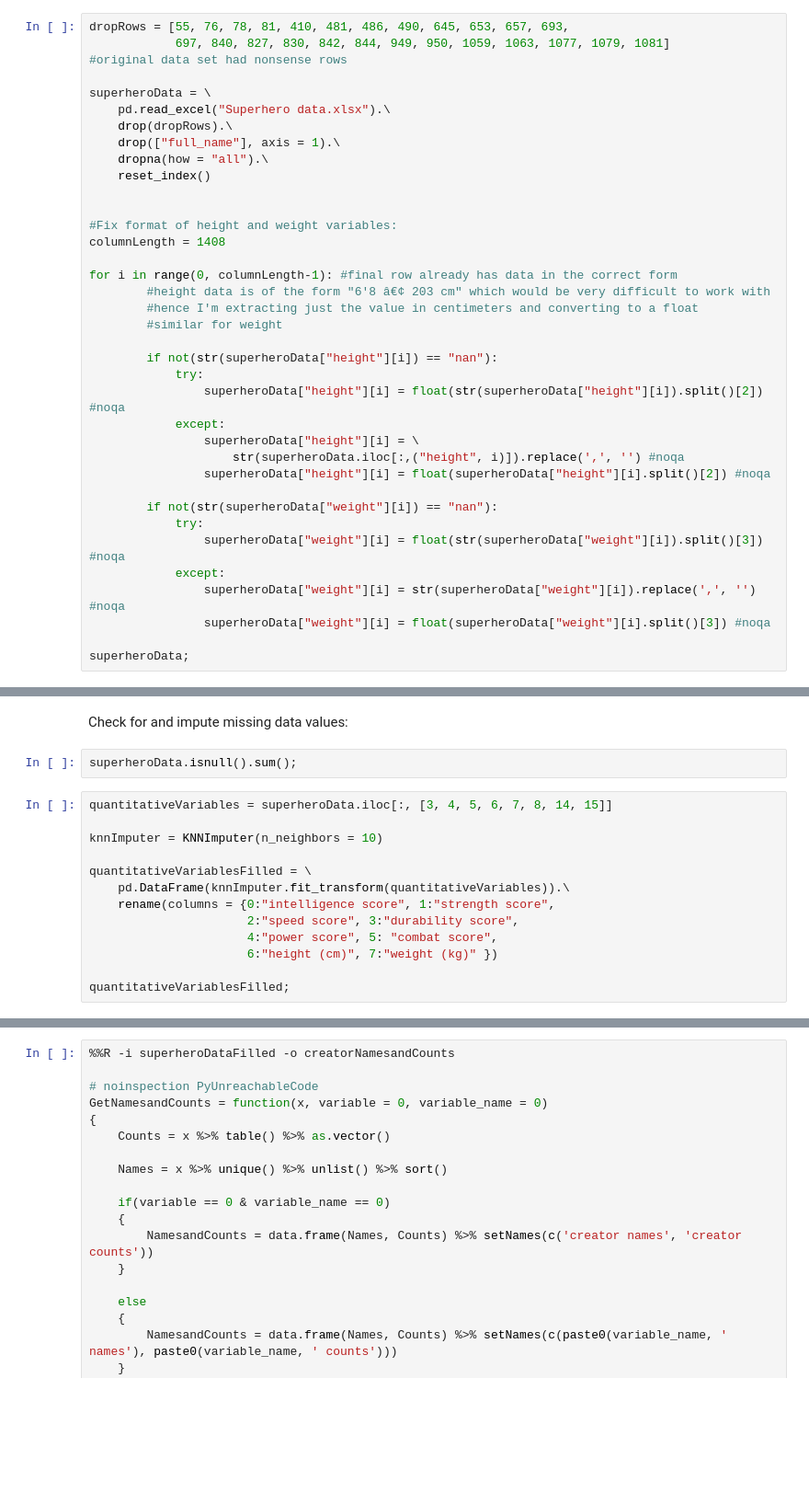
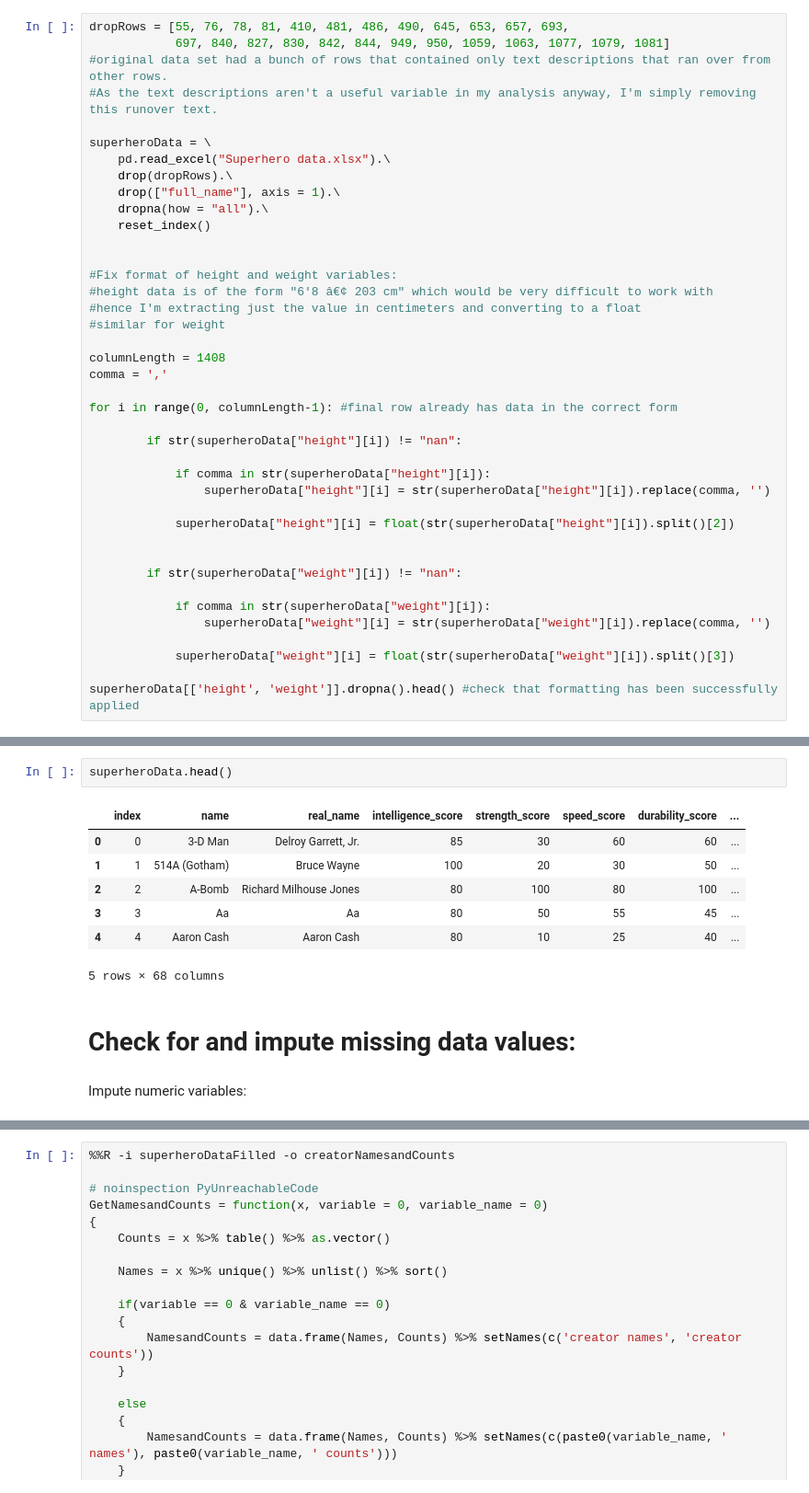
Before and after one commit to mikayla-eckelcifrese/DAT402-Project-1, a Jupyter notebook: K-Nearest Neighbors Analysis.ipynb, the cells around one changed output, grey strips where cells are left out. Shown at 92% size. Saved outputs shown, nothing was run; the diff lists cells and outputs as text; blank space fills up the shorter version.

```diff
--- a/K-Nearest Neighbors Analysis.ipynb
+++ b/K-Nearest Neighbors Analysis.ipynb
@@ -44,7 +57,8 @@ Read in and clean data
 # %%
 dropRows = [55, 76, 78, 81, 410, 481, 486, 490, 645, 653, 657, 693,
             697, 840, 827, 830, 842, 844, 949, 950, 1059, 1063, 1077, 1079, 1081]
-#original data set had nonsense rows
+#original data set had a bunch of rows that contained only text descriptions that ran over from other rows.
+#As the text descriptions aren't a useful variable in my analysis anyway, I'm simply removing this runover text.
 
 superheroData = \
     pd.read_excel("Superhero data.xlsx").\
@@ -55,26 +69,28 @@ superheroData = \
 
 
 #Fix format of height and weight variables:
+#height data is of the form "6'8 â€¢ 203 cm" which would be very difficult to work with
+#hence I'm extracting just the value in centimeters and converting to a float
+#similar for weight
+
 columnLength = 1408
+comma = ','
 
 for i in range(0, columnLength-1): #final row already has data in the correct form
-        #height data is of the form "6'8 â€¢ 203 cm" which would be very difficult to work with
-        #hence I'm extracting just the value in centimeters and converting to a float
-        #similar for weight
 
-        if not(str(superheroData["height"][i]) == "nan"):
-            try:
-                superheroData["height"][i] = float(str(superheroData["height"][i]).split()[2]) #noqa
-            except:
-                superheroData["height"][i] = \
-                    str(superheroData.iloc[:,("height", i)]).replace(',', '') #noqa
-                superheroData["height"][i] = float(superheroData["height"][i].split()[2]) #noqa
+        if str(superheroData["height"][i]) != "nan":
 
-        if not(str(superheroData["weight"][i]) == "nan"):
-            try:
-                superheroData["weight"][i] = float(str(superheroData["weight"][i]).split()[3]) #noqa
-            except:
-                superheroData["weight"][i] = str(superheroData["weight"][i]).replace(',', '') #noqa
-                superheroData["weight"][i] = float(superheroData["weight"][i].split()[3]) #noqa
+            if comma in str(superheroData["height"][i]):
+                superheroData["height"][i] = str(superheroData["height"][i]).replace(comma, '')
 
-superheroData;
+            superheroData["height"][i] = float(str(superheroData["height"][i]).split()[2])
+
+
+        if str(superheroData["weight"][i]) != "nan":
+
+            if comma in str(superheroData["weight"][i]):
+                superheroData["weight"][i] = str(superheroData["weight"][i]).replace(comma, '')
+
+            superheroData["weight"][i] = float(str(superheroData["weight"][i]).split()[3])
+
+superheroData[['height', 'weight']].dropna().head() #check that formatting has been successfully applied
@@ -81,17 +104,14 @@ superheroData;
+# %%
+superheroData.head()
+# %% [output]
+|  | index | name | real_name | intelligence_score | strength_score | speed_score | durability_score | ... |
+| 0 | 0 | 3-D Man | Delroy Garrett, Jr. | 85 | 30 | 60 | 60 | ... |
+| 1 | 1 | 514A (Gotham) | Bruce Wayne | 100 | 20 | 30 | 50 | ... |
+| 2 | 2 | A-Bomb | Richard Milhouse Jones | 80 | 100 | 80 | 100 | ... |
+| 3 | 3 | Aa | Aa | 80 | 50 | 55 | 45 | ... |
+| 4 | 4 | Aaron Cash | Aaron Cash | 80 | 10 | 25 | 40 | ... |
+5 rows × 68 columns
 # %% [markdown]
-Check for and impute missing data values:
+# Check for and impute missing data values:
-# %%
-superheroData.isnull().sum();
-# %%
-quantitativeVariables = superheroData.iloc[:, [3, 4, 5, 6, 7, 8, 14, 15]]
-
-knnImputer = KNNImputer(n_neighbors = 10)
-
-quantitativeVariablesFilled = \
-    pd.DataFrame(knnImputer.fit_transform(quantitativeVariables)).\
-    rename(columns = {0:"intelligence score", 1:"strength score",
-                      2:"speed score", 3:"durability score",
-                      4:"power score", 5: "combat score",
-                      6:"height (cm)", 7:"weight (kg)" })
-
-quantitativeVariablesFilled;
+# %% [markdown]
+Impute numeric variables:
```
Also changed, not shown: parts of 28 cells of this notebook, 1 other file.
